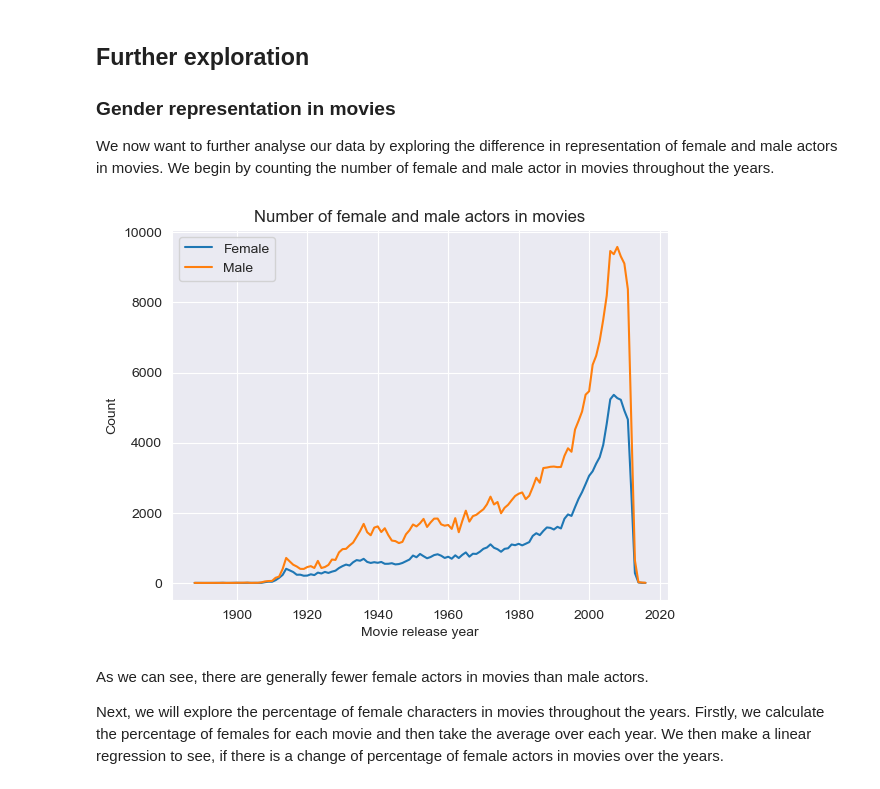
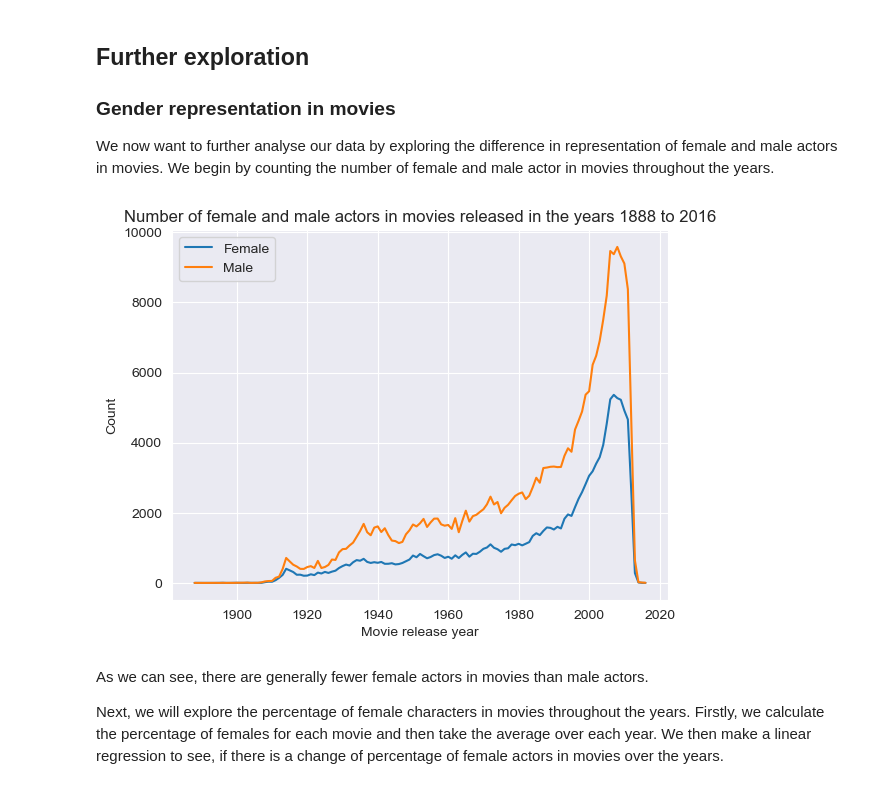
Before and after one commit to epfl-ada/ada-2023-project-byggemandbob, a Jupyter notebook: scratch/sofie.ipynb, the cells around one changed output. Cells and saved outputs as stored; diff of their text form; code cells hidden in the pictures.

```diff
--- a/scratch/sofie.ipynb
+++ b/scratch/sofie.ipynb
@@ -58,4 +57,0 @@ The only unrealistic value is 1010. We see, that this specific movie was release
-# %%
-# Replace 1010 with 2010
-character_metadata[character_metadata['Movie release year'] == 1010] = 2010
-movie_metadata[movie_metadata['Movie release year'] == 1010] = 2010
@@ -62,3 +60,9 @@ movie_metadata[movie_metadata['Movie release year'] == 1010] = 2010
+# %%
+condition1 = (character_metadata['Movie release year'] < 1800)
+condition2 = (movie_metadata['Movie release year'] < 1800)
+
+character_metadata.loc[condition1, 'Movie release year'] = np.nan
+movie_metadata.loc[condition2, 'Movie release year'] = np.nan
 # %% [markdown]
 We now take a look at **Actor birth year**:
 # %%
@@ -270,17 +444,17 @@ We now want to further analyse our data by exploring the difference in represent
 # %%
 # Count
 no_females = female_characters.groupby('Movie release year').size()
 no_males = male_characters.groupby('Movie release year').size()
 
 plt.plot(no_females)
 plt.plot(no_males)
-plt.title('Number of female and male actors in movies')
+plt.title('Number of female and male actors in movies released in the years 1888 to 2016')
 plt.xlabel('Movie release year')
 plt.ylabel('Count')
 plt.legend(['Female', 'Male'])
 plt.show()
 # %% [output]
-[figure, old version]
+[figure, new version]
 # %% [markdown]
 As we can see, there are generally fewer female actors in movies than male actors.
 
```
Also changed, not shown: parts of 39 cells of this notebook.
